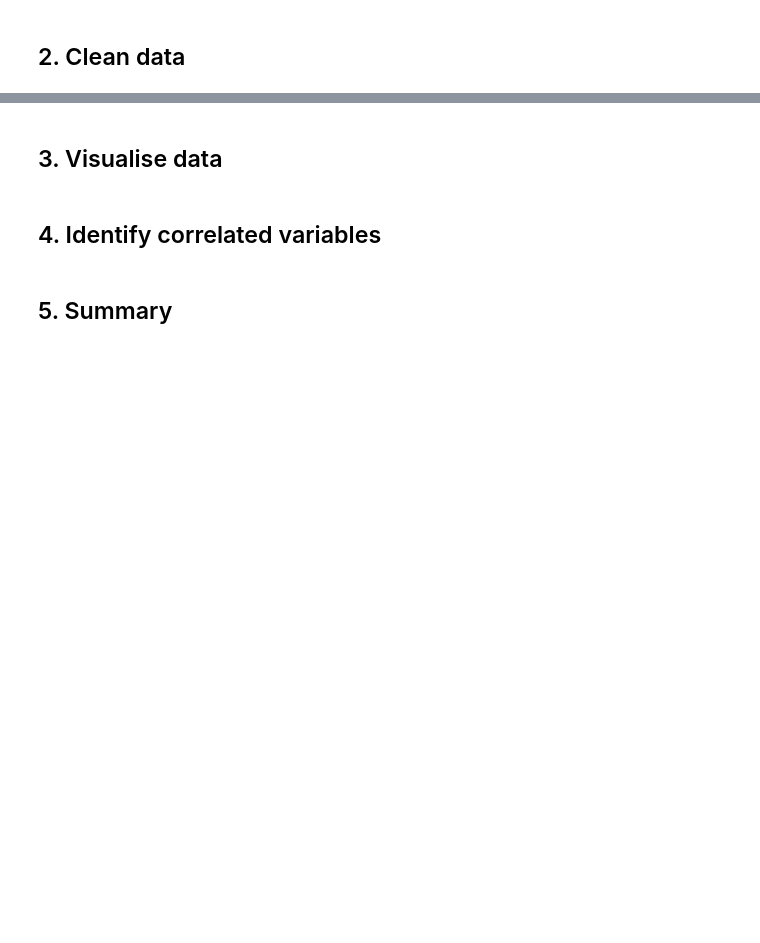
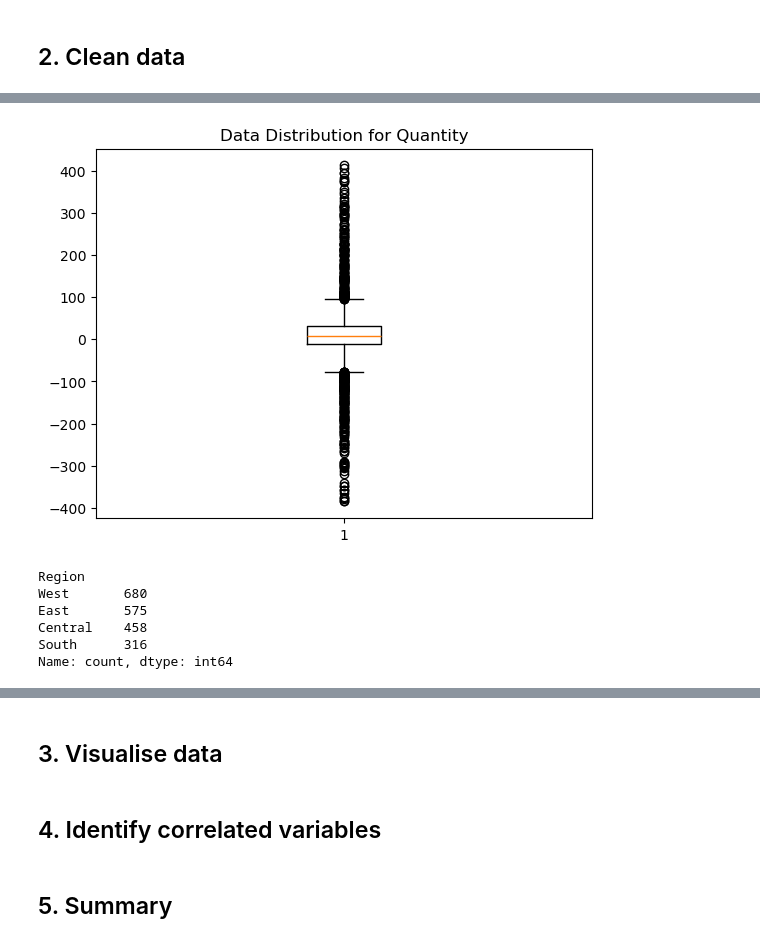
Before and after one commit to CandaceYMS/2024-Phase-2-data-science, a Jupyter notebook: data-science/1. Analysis and Preprocessing/part1-submission.ipynb, the cells around one changed output, grey strips where cells are left out. Drawn from its saved outputs; the diff is of its cells as text; code cells hidden in the pictures; blank space fills up the shorter version.

```diff
--- a/data-science/1. Analysis and Preprocessing/part1-submission.ipynb
+++ b/data-science/1. Analysis and Preprocessing/part1-submission.ipynb
@@ -237,0 +371,31 @@ fig.show()
+# %%
+# Visualize numerical columns through appropriate plots, e.g. bar plots, histograms, box and whisker plots, etc.
+
+# Plot a box and whisker plots
+plt.boxplot(df_sub.Profit)
+
+# Add titles and labels
+plt.title('Data Distribution for Quantity')
+
+# Show the plot
+plt.show()
+# %% [output]
+[figure, added]
+# %%
+# Imbalanced data by undersampling/oversampling for a particular label.
+
+# The undersampling methods work with the majority class.
+# In these methods, we randomly eliminate instances of the majority class.
+# It reduces the number of observations from majority class to make the dataset balanced.
+# It results in severe loss of information.
+# This method is applicable when the dataset is huge and reducing the number of training samples make the dataset balanced.
+
+df_sub["Segment"].value_counts()
+df_sub["Region"].value_counts()
+# %% [output]
+Region
+West       680
+East       575
+Central    458
+South      316
+Name: count, dtype: int64
```
Also changed, not shown: parts of 16 cells of this notebook.
